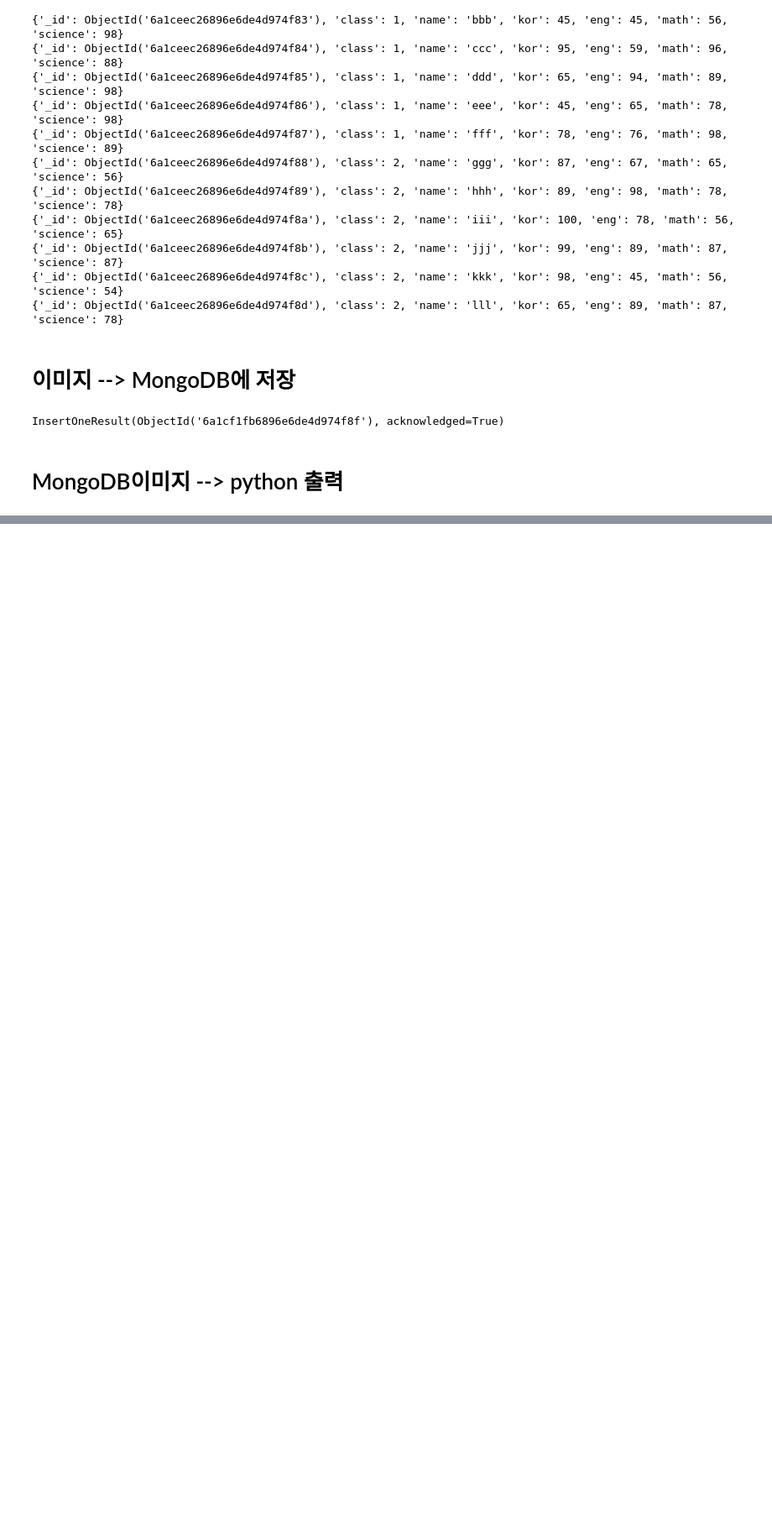
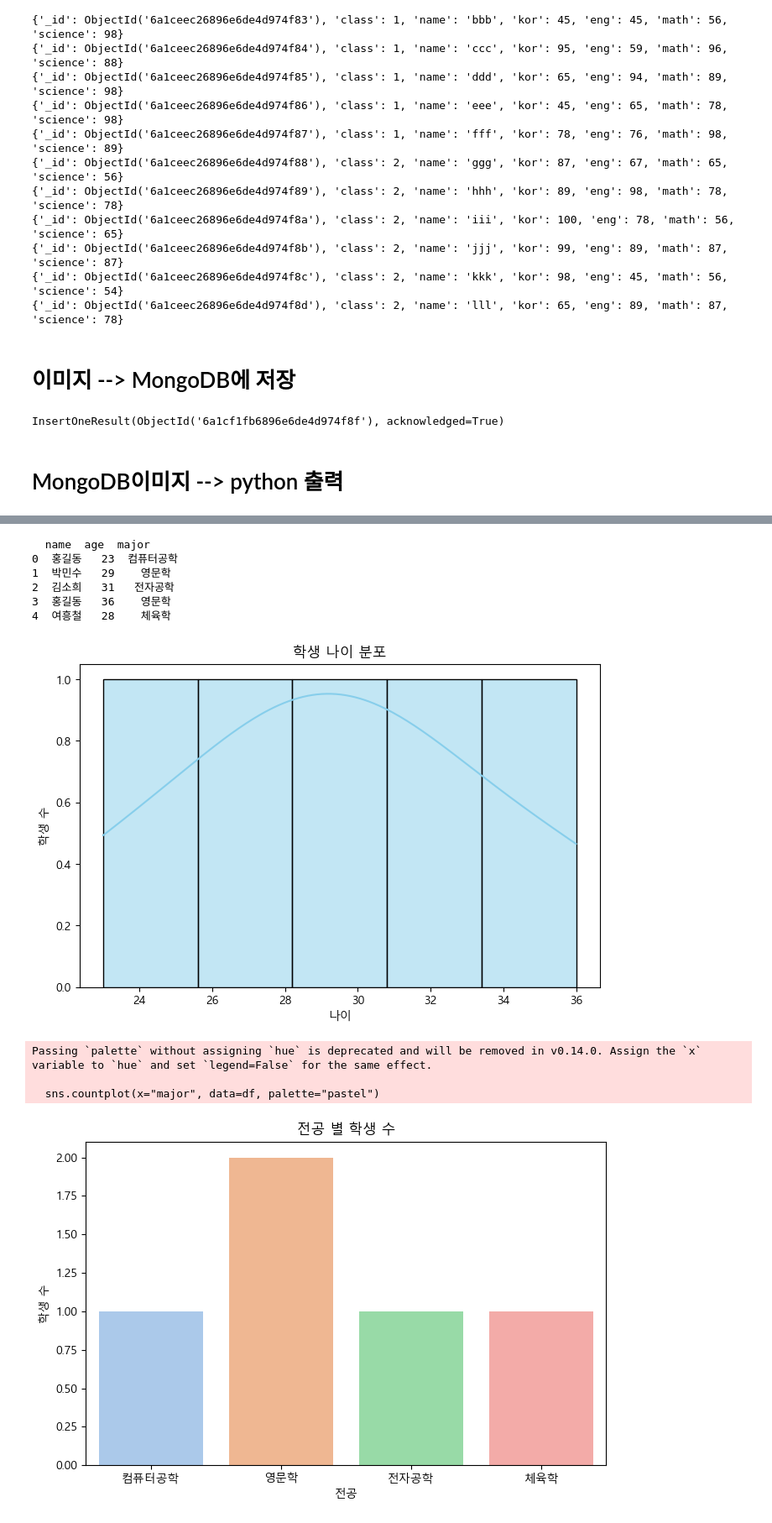
Before and after one commit to efforthye/human-ai, a Jupyter notebook: workspace/5-01) MongoDB_실습_01.ipynb, the cells around one changed output, grey strips where cells are left out. Shown at 84% size. Drawn from its saved outputs; the diff is of its cells as text; code cells hidden in the pictures; blank space fills up the shorter version.

```diff
--- a/workspace/5-01) MongoDB_실습_01.ipynb
+++ b/workspace/5-01) MongoDB_실습_01.ipynb
@@ -157,0 +255,67 @@ InsertOneResult(ObjectId('6a1cf1fb6896e6de4d974f8f'), acknowledged=True)
+# %%
+## 교수님 풀이
+import pandas as pd
+import seaborn as sns
+import matplotlib.pyplot as plt
+from matplotlib import font_manager, rc
+from pymongo import MongoClient
+
+# 한글 폰트 설정 (Windows 기준, Mac은 "AppleGothic")
+rc("font", family="Malgun Gothic")
+plt.rcParams["axes.unicode_minus"] = False  # 마이너스 깨짐 방지
+
+## DB 연결 및 데이터 불러오기
+client = MongoClient("mongodb://localhost:27017/")
+db = client["testdb"]
+collection = db["students"]
+# ## MongoDB --> DataFrame
+# data = pd.DataFrame(list(collection.find({}, {"_id": 0}))) # _id는 안가져옴
+
+cursor = collection.find({})
+df = pd.DataFrame(list(cursor))
+client.close()
+
+## _id 컬럼 제거
+if "_id" in df.columns:
+    df = df.drop("_id", axis=1)
+
+print(df)
+
+## 나이 분포 히스토그램: 나중에 분포 비교하는것 굉장히 많이 사용 (언덕 두개 꼭대기 중심점 차이 비교분석)
+plt.figure(figsize=(8,5))
+sns.histplot(df.age, bins=5, kde=True, color="skyblue")
+plt.title("학생 나이 분포")
+plt.xlabel("나이")
+plt.ylabel("학생 수")
+plt.show()
+
+## 전공별 학생 수 막대그래프
+plt.figure(figsize=(8,5))
+sns.countplot(x="major", data=df, palette="pastel")
+plt.title("전공 별 학생 수")
+plt.xlabel("전공")
+plt.ylabel("학생 수")
+plt.show()
+
+## 전공별 나이 분포 박스플롯
+plt.figure(figsize=(8,5))
+sns.boxplot(x="major", y="age", data=df, palette="Set2")
+plt.title("전공 별 나이 분포")
+plt.xlabel("전공")
+plt.ylabel("나이")
+plt.show()
+
+# DB 종료
+client.close()
+# %% [output]
+  name  age  major
+0  홍길동   23  컴퓨터공학
+1  박민수   29    영문학
+2  김소희   31   전자공학
+3  홍길동   36    영문학
+4  여흥철   28    체육학
+[figure, added]
+Passing `palette` without assigning `hue` is deprecated and will be removed in v0.14.0. Assign the `x` variable to `hue` and set `legend=False` for the same effect.
+
+  sns.countplot(x="major", data=df, palette="pastel")
+[figure, added]
```
Also changed, not shown: parts of 8 cells of this notebook, 9 other files.
